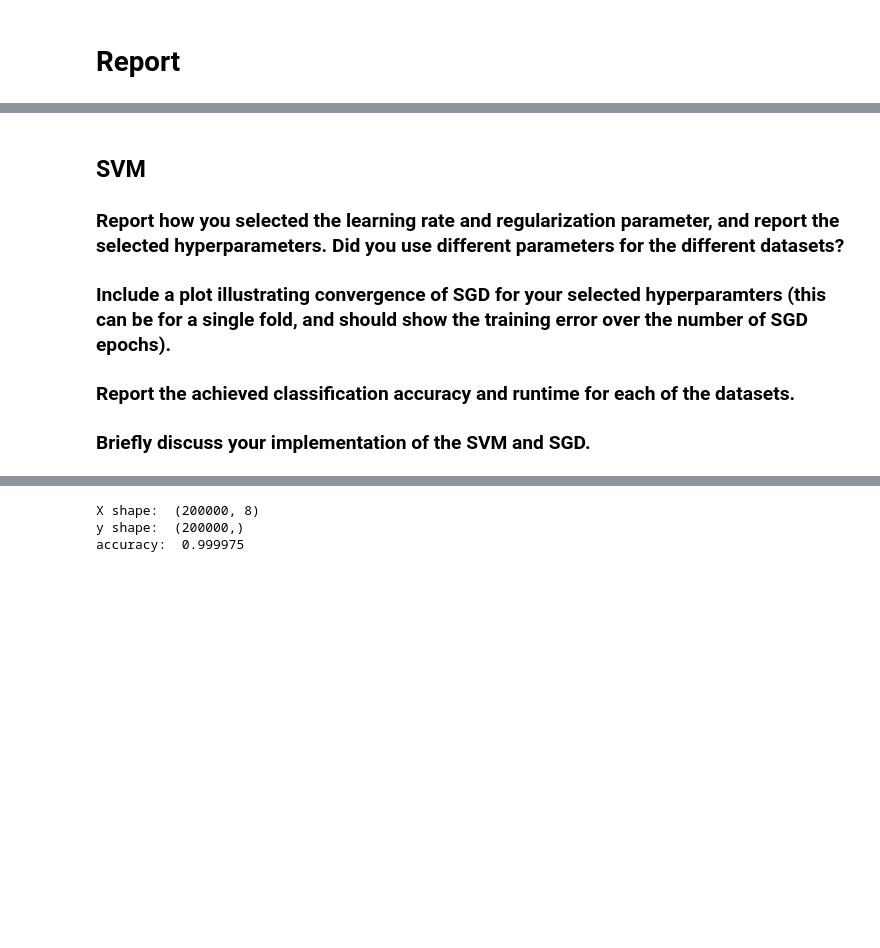
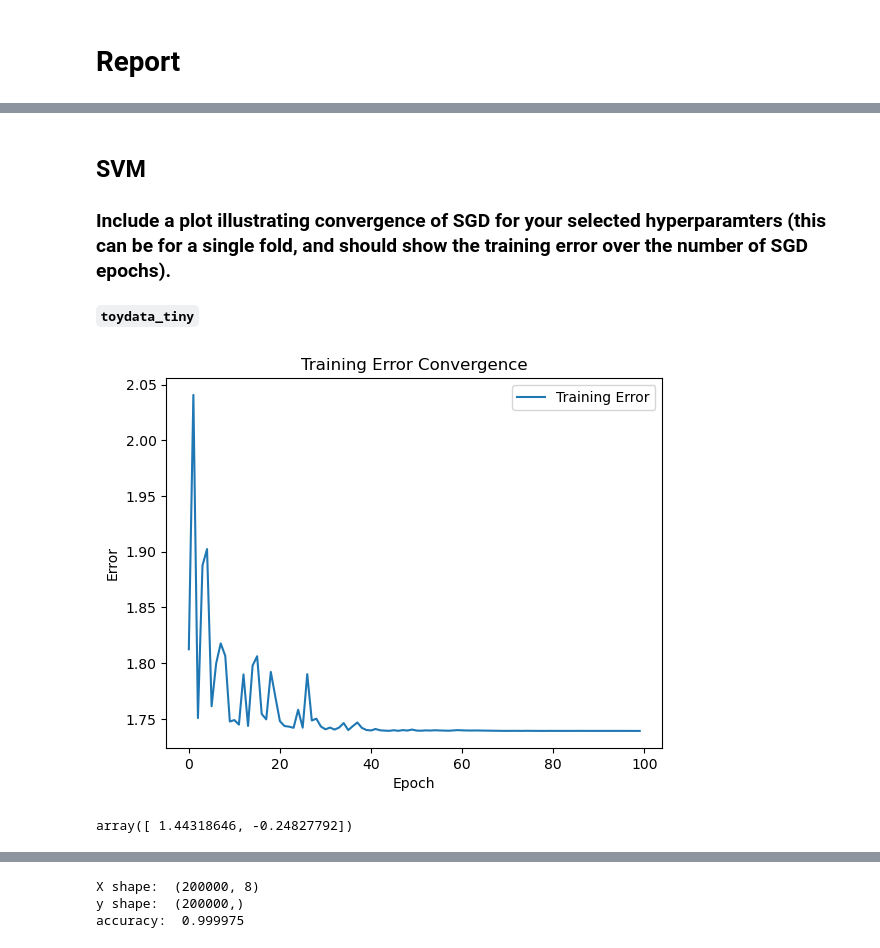
Before and after one commit to nks84/mma_pa1, a Jupyter notebook: pa2/submission_2_point_0.ipynb, the cells around one changed output, grey strips where cells are left out. Saved outputs shown, nothing was run; the diff lists cells and outputs as text; code cells hidden in the pictures; blank space fills up the shorter version.

Commit message:
Starting with submission finetuning 15

```diff
--- a/pa2/submission_2_point_0.ipynb
+++ b/pa2/submission_2_point_0.ipynb
@@ -432,9 +437,43 @@ def train_svm_linear(X, y, batch_size=10, C=1.0, epochs=10, lr=0.01):
             grad = svm_gradient(w, X_batch, y_batch, C)
             w -= lr * grad
         # Optionally, decrease learning rate gradually
-        if (epoch + 1) % 100 == 0:
+        if (epoch + 1) % 10 == 0:
             lr /= 2
     return w
+
+
+# SVM With plotting part
+def train_svm_linear_errorplot(X, y, batch_size=10, C=1.0, epochs=100, lr=0.01):
+    w = np.random.randn(X.shape[1]) / np.sqrt(X.shape[1])  # Improved initialization
+    n_batches = int(np.ceil(len(y) / batch_size))
+    training_errors = []  # List to store error at each epoch
+
+    for epoch in range(epochs):
+        perm = np.random.permutation(len(y))  # Shuffle the data
+        for b in range(n_batches):
+            start = b * batch_size
+            end = min(start + batch_size, len(y))
+            X_batch = X[perm[start:end]]
+            y_batch = y[perm[start:end]]
+            grad = svm_gradient(w, X_batch, y_batch, C)
+            w -= lr * grad
+        # Calculate error for current epoch
+        current_error = svm_loss(w, X, y, C)
+        training_errors.append(current_error)
+
+        # Optionally, decrease learning rate gradually
+        if (epoch + 1) % 10 == 0:
+            lr /= 2
+
+    # Plot the training errors
+    plt.plot(training_errors, label='Training Error')
+    plt.xlabel('Epoch')
+    plt.ylabel('Error')
+    plt.title('Training Error Convergence')
+    plt.legend()
+    plt.show()
+
+    return w
 # %% [markdown]
 ### Optimization using Adagrad
 # %%
@@ -705,15 +840,11 @@ print(f"Time taken by linear SVM method: {end_time - start_time} seconds")
 # %% [markdown]
 
 ## SVM
-### Report how you selected the learning rate and regularization parameter, and report the selected hyperparameters. Did you use different parameters for the different datasets?
-
-
-
 ### Include a plot illustrating convergence of SGD for your selected hyperparamters (this can be for a single fold, and should show the training error over the number of SGD epochs).
-
-
-### Report the achieved classification accuracy and runtime for each of the datasets.
-
-
-
-### Briefly discuss your implementation of the SVM and SGD.
+# %% [markdown]
+**`toydata_tiny`**
+# %%
+train_svm_linear_errorplot(X_tiny,y_tiny, 10,10, 100, 0.1)
+# %% [output]
+[figure, added]
+array([ 1.44318646, -0.24827792])
```
Also changed, not shown: parts of 16 cells of this notebook, 1 other file.
